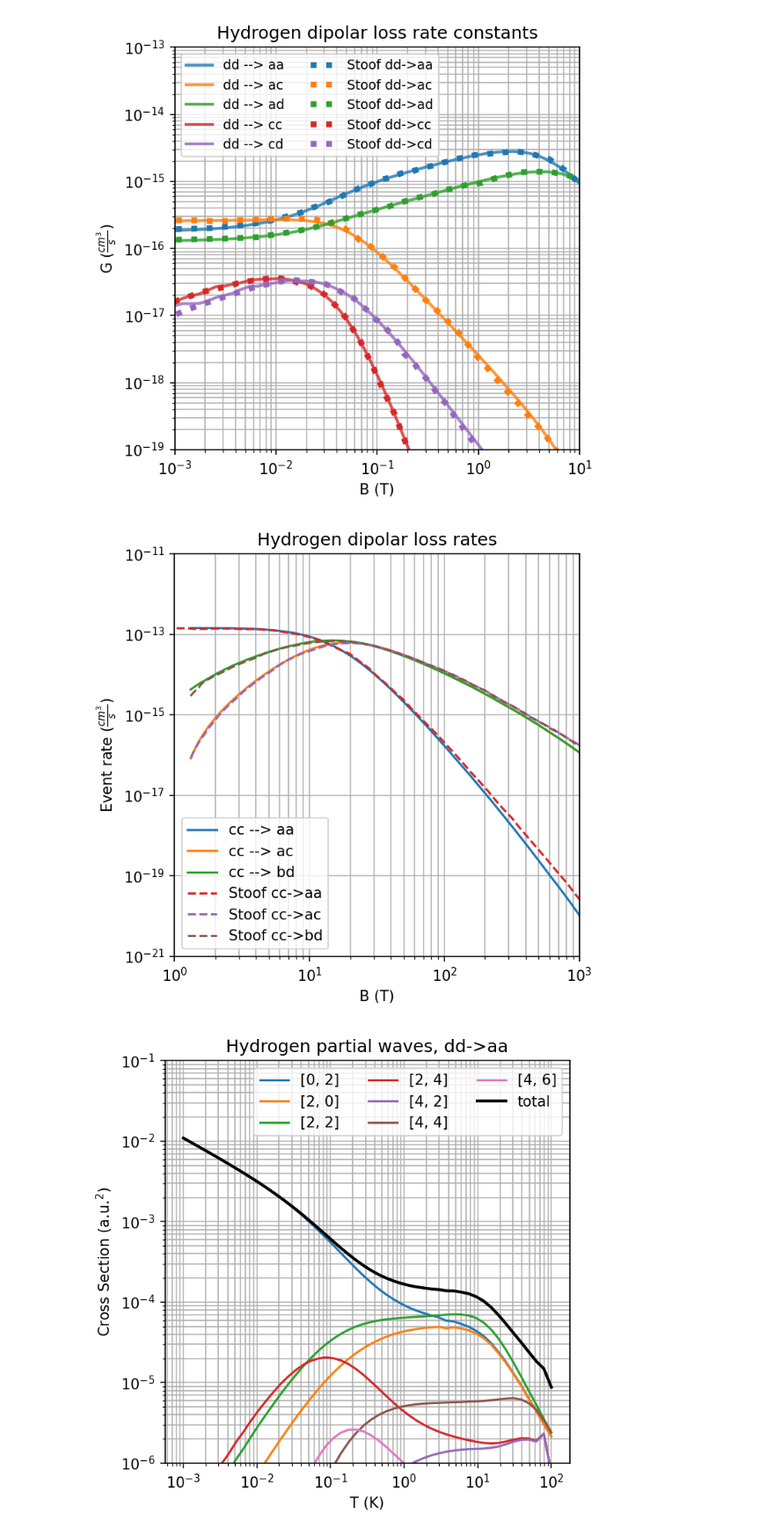
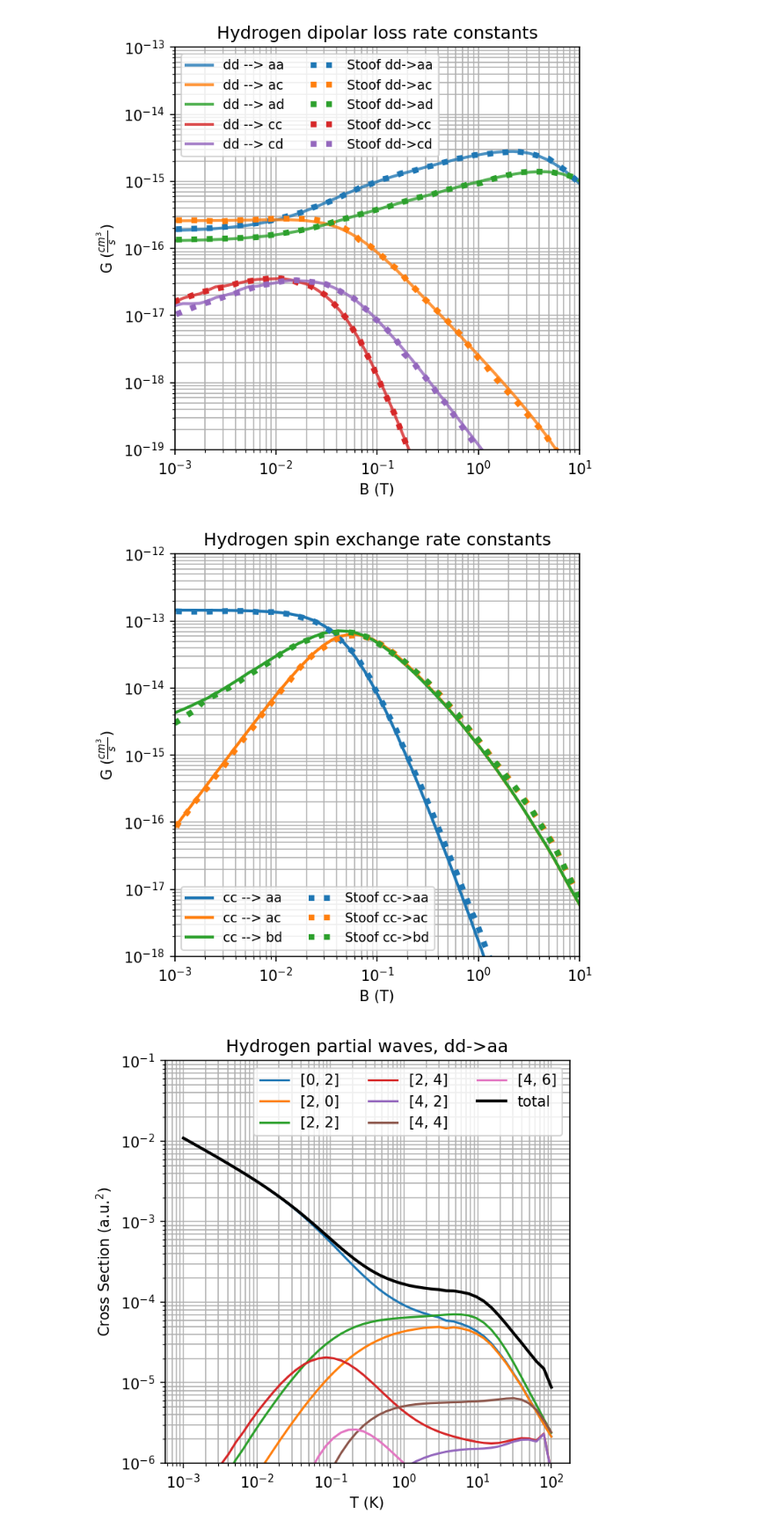
Before and after one commit to UTA-NURES/AtomicHScattering, a Jupyter notebook: examples/Literature_Comparison.ipynb, the cells around one changed output. Shown at 88% size. Drawn from its saved outputs; the diff is of its cells as text; code cells hidden in the pictures.

Commit message:
Improve potential handling (again)

```diff
--- a/examples/Literature_Comparison.ipynb
+++ b/examples/Literature_Comparison.ipynb
@@ -144,7 +144,7 @@ for c in DipoleChannels:
   Integral = quad(Integrand, rhos[0], rhos[-1])[0] / (P1 * P2)
 # %%
 potT     = potentials.Silvera_Triplet
-potS     = potentials.Kolos_SingletCombo
+potS     = potentials.Kolos_Singlet2_VDW
 
 T        = 1e-5
 
@@ -249,27 +251,29 @@ plt.show()
 [figure]
 # %%
 plt.figure(figsize=(5,5),dpi=150)
+B_values = np.logspace(-3,1,50)
 
 for ci in range(0,len(SpinExChannels)):
     Label='cc --> '+str(SpinExChannels[ci]['alphaprime'])+str(SpinExChannels[ci]['betaprime'])
-    plt.plot(B_display, GVsB_HEx[ci],label=Label)
+    plt.plot(B_values, GVsB_HEx[ci],label=Label,color=colors[ci],linewidth=2)
     plt.semilogy()
 
-plt.plot(B_ccaa,G_ccaa,'--',label="Stoof cc->aa")
-plt.plot(B_ccac,G_ccac,'--',label="Stoof cc->ac")
-plt.plot(B_ccbd,G_ccbd,'--',label="Stoof cc->bd")
+
+plt.plot(dipolelosses.Invert_B_Naught(B_ccaa),G_ccaa,':',label="Stoof cc->aa",color=colors[0],linewidth=4)
+plt.plot(dipolelosses.Invert_B_Naught(B_ccac),G_ccac,':',label="Stoof cc->ac",color=colors[1],linewidth=4)
+plt.plot(dipolelosses.Invert_B_Naught(B_ccbd),G_ccbd,':',label="Stoof cc->bd",color=colors[2],linewidth=4)
 
 plt.xlabel("B (T)")
-plt.xlim(1, 1e3)
-plt.ylabel(r'Event rate ($\frac{cm^3}{s}$)')
-plt.ylim(1e-21, 1e-11)
-plt.title("Hydrogen dipolar loss rates")
+plt.xlim(1e-3, 10)
+plt.ylabel(r'G ($\frac{cm^3}{s}$)')
+plt.ylim(1e-18, 1e-12)
+plt.title("Hydrogen spin exchange rate constants")
 plt.grid(which='both')
-plt.legend()
+plt.legend(ncol=2,fontsize=9,loc='lower left')
 plt.loglog()
 plt.show()
 # %% [output]
-[figure, old version]
+[figure, new version]
 # %%
 c=DipoleChannels[0]
 
```
Also changed, not shown: parts of 1 cell of this notebook, 8 other files.
